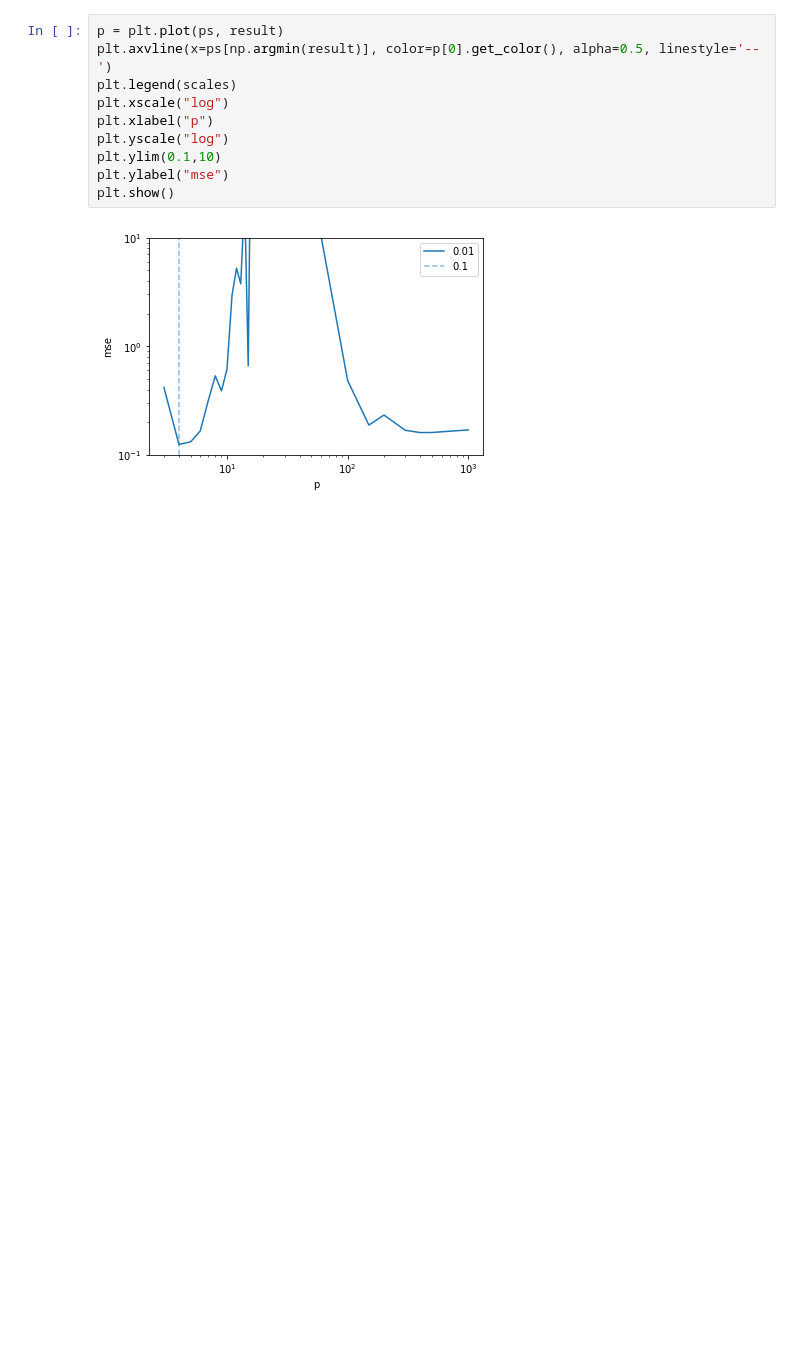
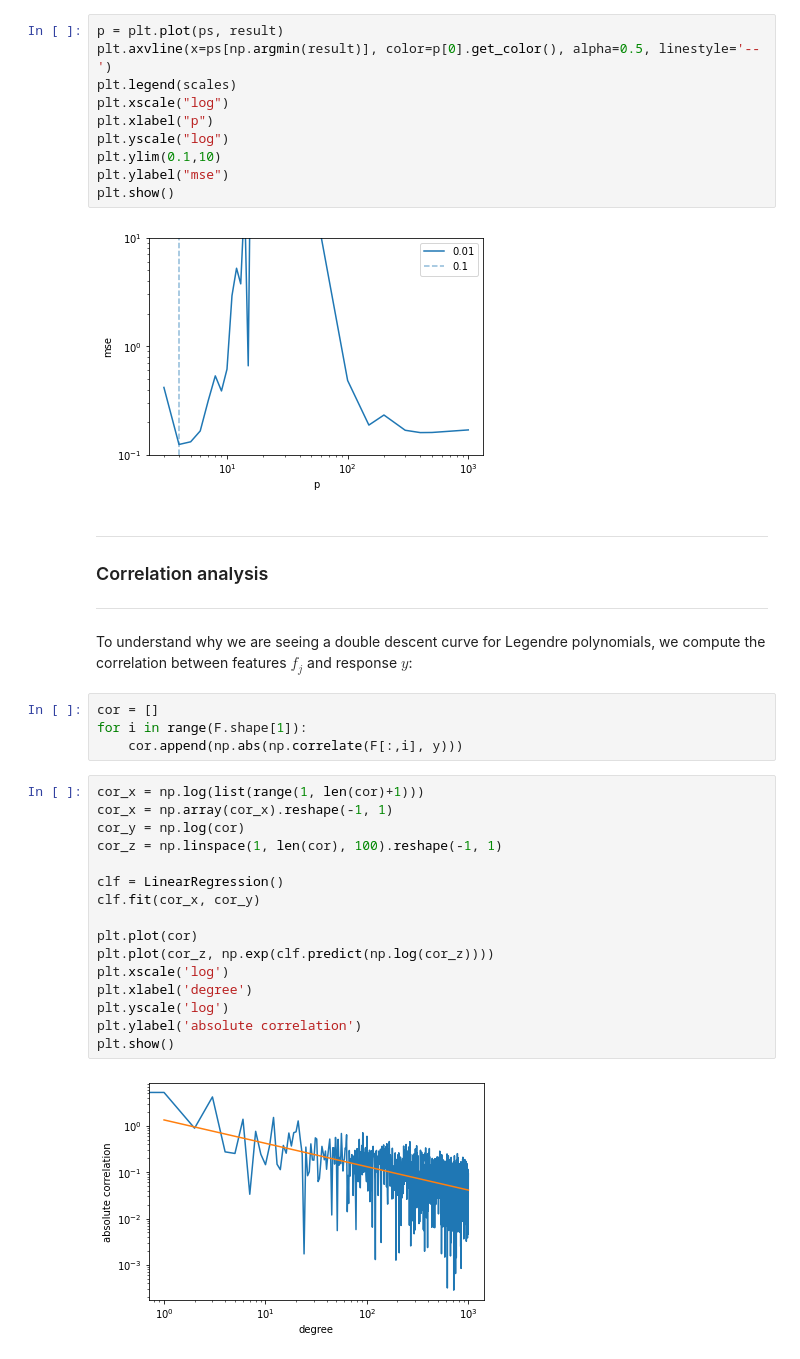
Before and after one commit to pbenner/double-descent, a Jupyter notebook: double-descent-examples.ipynb, the cells around one changed output. Saved outputs shown, nothing was run; the diff lists cells and outputs as text; blank space fills up the shorter version.

```diff
--- a/double-descent-examples.ipynb
+++ b/double-descent-examples.ipynb
@@ -330,3 +331,31 @@ plt.ylabel("mse")
 plt.show()
 # %% [output]
 [figure]
+# %% [markdown]
+---
+### Correlation analysis
+---
+# %% [markdown]
+To understand why we are seeing a double descent curve for Legendre polynomials, we compute the correlation between features $f_j$ and response $y$:
+# %%
+cor = []
+for i in range(F.shape[1]):
+    cor.append(np.abs(np.correlate(F[:,i], y)))
+# %%
+cor_x = np.log(list(range(1, len(cor)+1)))
+cor_x = np.array(cor_x).reshape(-1, 1)
+cor_y = np.log(cor)
+cor_z = np.linspace(1, len(cor), 100).reshape(-1, 1)
+
+clf = LinearRegression()
+clf.fit(cor_x, cor_y)
+
+plt.plot(cor)
+plt.plot(cor_z, np.exp(clf.predict(np.log(cor_z))))
+plt.xscale('log')
+plt.xlabel('degree')
+plt.yscale('log')
+plt.ylabel('absolute correlation')
+plt.show()
+# %% [output]
+[figure, added]
```
Also changed, not shown: parts of 1 cell of this notebook.
